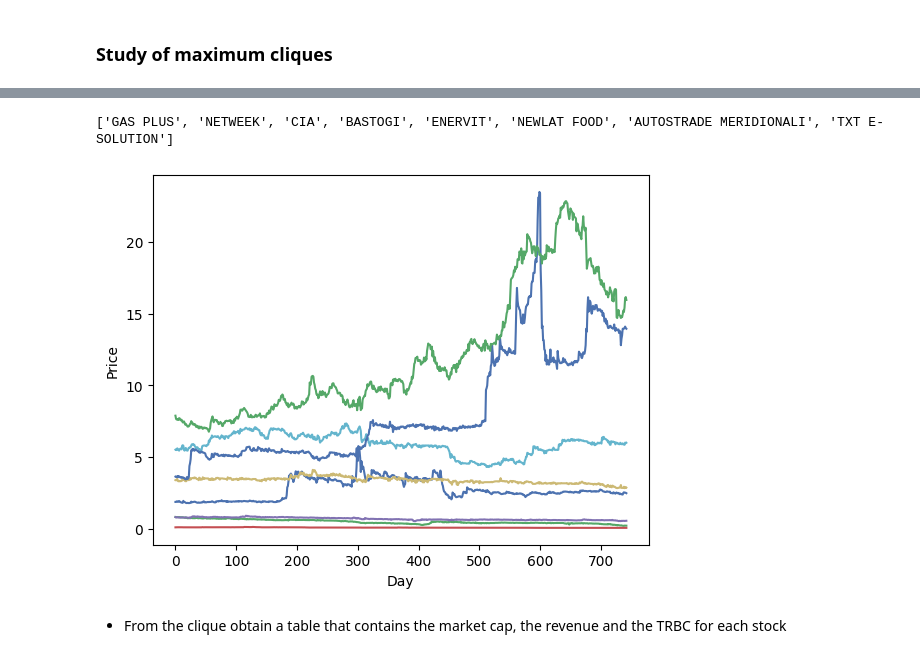
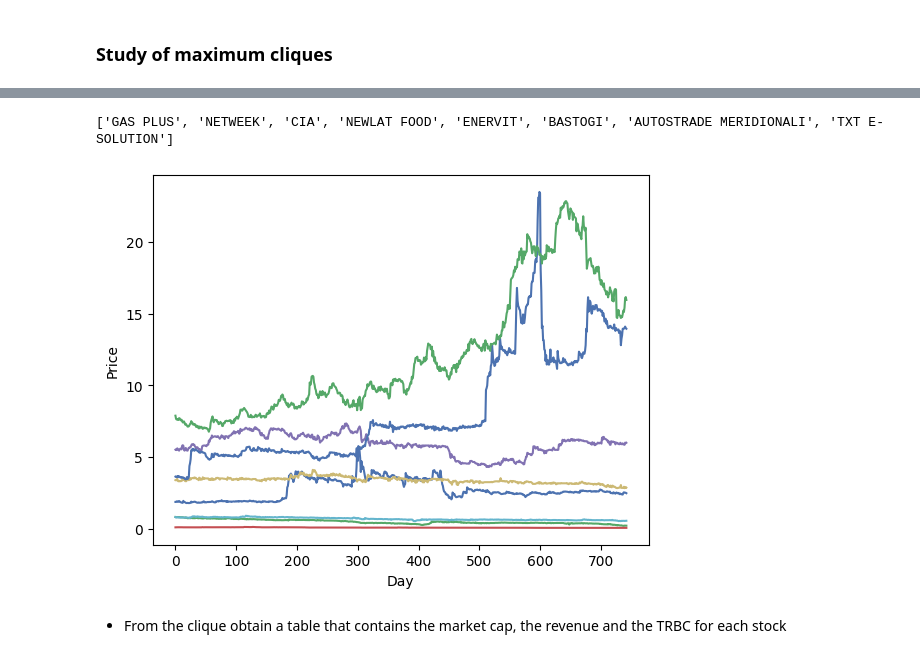
Before and after one commit to NiccoloMarzi/Financial-Network-Analysis, a Jupyter notebook: SNA_project.ipynb, the cells around one changed output, grey strips where cells are left out. Drawn from its saved outputs; the diff is of its cells as text; code cells hidden in the pictures.

```diff
--- a/SNA_project.ipynb
+++ b/SNA_project.ipynb
@@ -220,7 +220,7 @@ def build_graph(df, name):
       elif name == "Low correlation graph":
         for node in df.index:
           for connected_node, weight in df.iloc[index]['Correlation_coefficients'].items():
-            if weight >= LOW_THRESHOLD and weight <= MID_THRESHOLD:
+            if weight > LOW_THRESHOLD and weight <= MID_THRESHOLD:
               G.add_node(node)
               G.add_edge(node, connected_node, weight=weight)
           index += 1
@@ -485,8 +485,8 @@ graph_MG = plot_prices(df, MG, CLIQUES, 'Daily_price',38)
 # %%
-graph_LG = plot_prices(df, LG, CLIQUES, 'Daily_price',20) #19/20/21
+graph_LG = plot_prices(df, LG, CLIQUES, 'Daily_price',9)
 # %% [output]
-['GAS PLUS', 'NETWEEK', 'CIA', 'BASTOGI', 'ENERVIT', 'NEWLAT FOOD', 'AUTOSTRADE MERIDIONALI', 'TXT E-SOLUTION']
+['GAS PLUS', 'NETWEEK', 'CIA', 'NEWLAT FOOD', 'ENERVIT', 'BASTOGI', 'AUTOSTRADE MERIDIONALI', 'TXT E-SOLUTION']
-[figure, old version]
+[figure, new version]
 # %% [markdown]
 * From the clique obtain a table that contains the market cap, the revenue and the TRBC for each stock
 # %%
```
Also changed, not shown: parts of 14 cells of this notebook, 6 other files.
